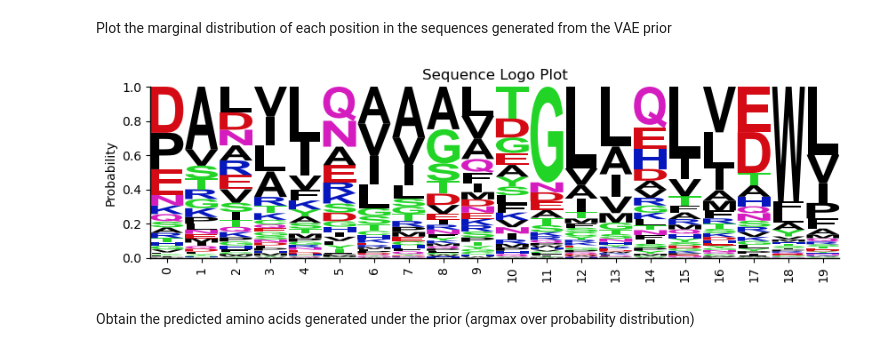
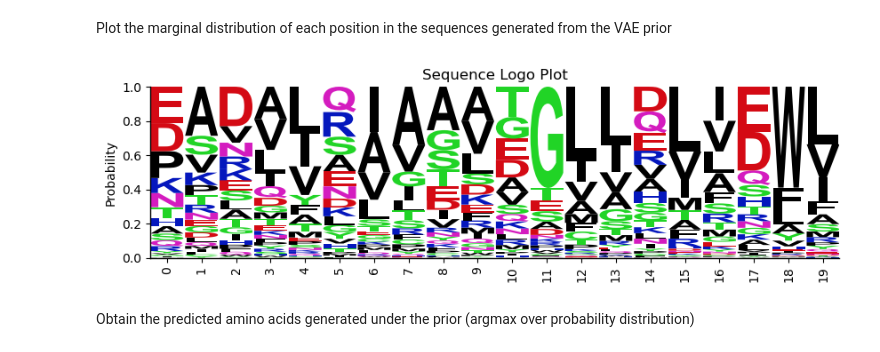
Before and after one commit to solislemuslab/asr-ae, a Jupyter notebook: notebooks/gen_seqs.ipynb, the cells around one changed output. Saved outputs shown, nothing was run; the diff lists cells and outputs as text; code cells hidden in the pictures.

```diff
--- a/notebooks/gen_seqs.ipynb
+++ b/notebooks/gen_seqs.ipynb
@@ -73,30 +74,13 @@ if MSA_id == "PF00144":
 # %% [markdown]
 Load model
 # %%
-model_path = "saved_models/coupling_sims/1250/COG28-l100-s1.0-aNone/model_layers100_ld2_wd0.01_epoch100_2025-01-10.pt"
-layers_match = re.search(r'layers(\d+(\-\d+)*)', model_path)
-num_hidden_units = [int(size) for size in layers_match.group(1).split('-')]
-model = VAE(nl = nl, nc = nc, num_hidden_units=num_hidden_units, dim_latent_vars=2) # initiate to have the right architecture for loading
+model_path = "model.pt"
+# layers_match = re.search(r'layers(\d+(\-\d+)*)', model_path)
+# num_hidden_units = [int(size) for size in layers_match.group(1).split('-')]
+model = VAE(nl = nl, nc = nc, num_hidden_units=[256, 256], dim_latent_vars=10) # initiate to have the right architecture for loading
 model_state_dict = torch.load(model_path)
 model.load_state_dict(model_state_dict)
 # %% [output]
 <All keys matched successfully>
 # %% [markdown]
 Load mapping between integers and amino acid characters
-# %%
-if MSA_id == "pevae":
-    with open(f"{data_path}/LG_matrix.pkl", 'rb') as file_handle:
-        LG_matrix = pickle.load(file_handle)
-    amino_acids = LG_matrix['amino_acids']
-else:
-    amino_acids = ['R', 'H', 'K',
-      'D', 'E',
-      'S', 'T', 'N', 'Q',
-      'C', 'G', 'P',
-      'A', 'V', 'I', 'L', 'M', 'F', 'Y', 'W']
-aa2idx = {}
-aa2idx['.'] = 0
-for i in range(len(amino_acids)):
-    aa2idx[amino_acids[i]] = i + 1
-idx_to_aa_dict = {v: k for k, v in aa2idx.items()}
-idx_to_aa_dict
@@ -121,3 +93,6 @@ idx_to_aa_dict
+# %%
+aa2idx = aa_to_int_from_file(data_path, MSA_id)
+idx2aa = invert_dict(aa2idx)
 # %% [markdown]
 # Part 1: Decoding draws from the prior
 # %%
@@ -140,29 +115,29 @@ Plot the marginal distribution of each position in the sequences generated from
 # %%
 # Calculate averave probability at each position
 p_ave = p.mean(axis=0)
 
 # Remove the first column (gap character probabilities) and renormalize
 p_ave_excl_gap = p_ave[:, 1:]
 p_ave_excl_gap /= p_ave_excl_gap.sum(axis=1, keepdims=True)
 
 # Only look at first and last 10 positions for ease of presentation
 p_ave_excl_gap_tails = np.concatenate((p_ave_excl_gap[:10], p_ave_excl_gap[-10:]), axis=0)
 
 # Convert p_ave to a pandas DataFrame
-p_ave_excl_gap_tails_df = pd.DataFrame(p_ave_excl_gap_tails, columns=[idx_to_aa_dict[i] for i in range(1, nc)])
+p_ave_excl_gap_tails_df = pd.DataFrame(p_ave_excl_gap_tails, columns=[idx2aa[i] for i in range(1, nc)])
 
 # Create the sequence logo plot
 logo = logomaker.Logo(p_ave_excl_gap_tails_df, shade_below=.5, fade_below=.5, font_name='Arial')
 
 # Set the plot title and labels
 logo.style_spines(visible=False)
 logo.style_spines(spines=['left', 'bottom'], visible=True)
 logo.style_xticks(rotation=90, fmt='%d', anchor=0)
 logo.ax.set_ylabel('Probability')
 logo.ax.set_title('Sequence Logo Plot')
 plt.show()
 # %% [output]
-[figure, old version]
+[figure, new version]
 # %% [markdown]
 Obtain the predicted amino acids generated under the prior (argmax over probability distribution)
 # %%
```
Also changed, not shown: parts of 20 cells of this notebook, 59 other files.
